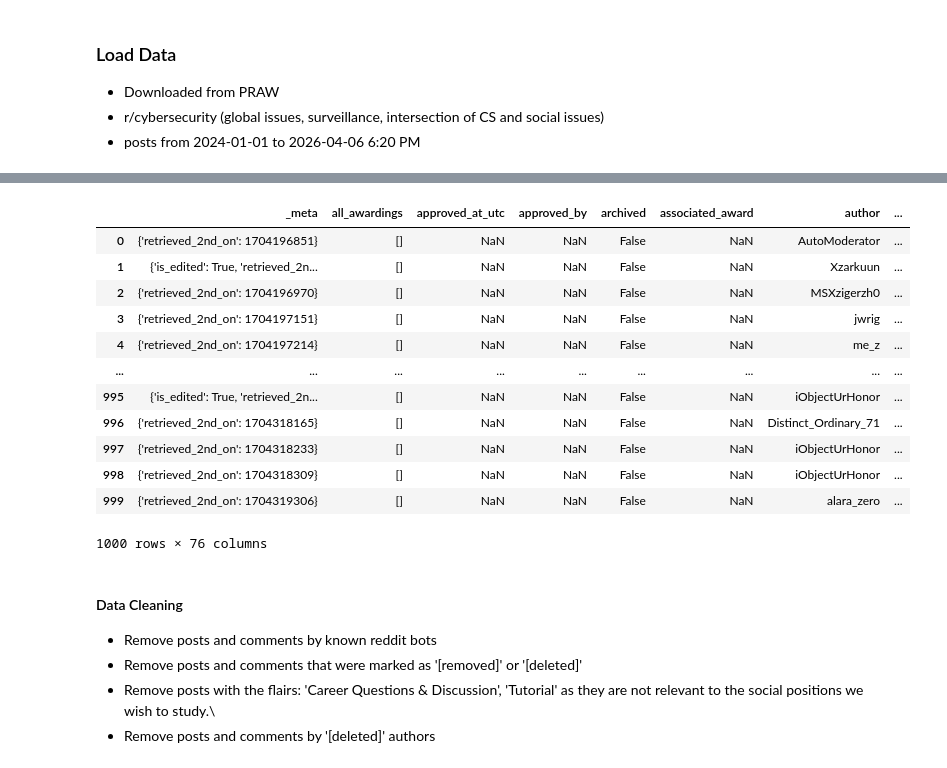
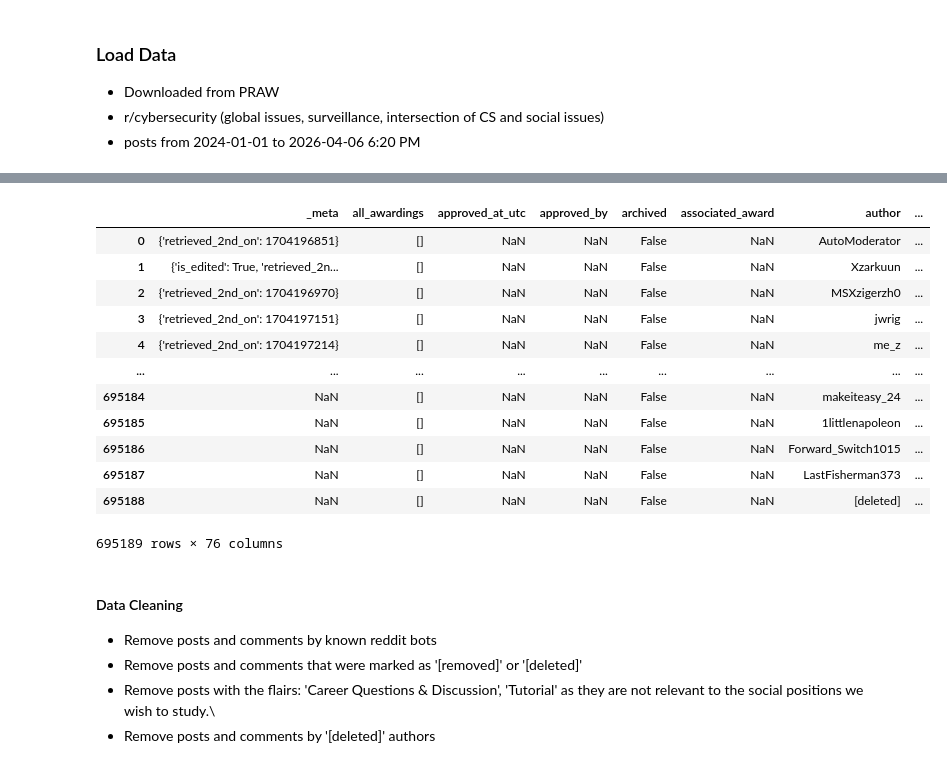
Before and after one commit to Rupository/SecInfo, a Jupyter notebook: AppSetup.ipynb, the cells around one changed output, grey strips where cells are left out. Drawn from its saved outputs; the diff is of its cells as text; code cells hidden in the pictures.

```diff
--- a/AppSetup.ipynb
+++ b/AppSetup.ipynb
@@ -35,20 +42,20 @@ posts_df
 # %%
-comments_df = pd.read_json('r_cybersecurity_comments.jsonl', lines=True)[:1000]
+comments_df = pd.read_json('r_cybersecurity_comments.jsonl', lines=True)
 comments_df
 # %% [output]
 |  | _meta | all_awardings | approved_at_utc | approved_by | archived | associated_award | author | ... |
 | 0 | {'retrieved_2nd_on': 1704196851} | [] | NaN | NaN | False | NaN | AutoModerator | ... |
 | 1 | {'is_edited': True, 'retrieved_2n... | [] | NaN | NaN | False | NaN | Xzarkuun | ... |
 | 2 | {'retrieved_2nd_on': 1704196970} | [] | NaN | NaN | False | NaN | MSXzigerzh0 | ... |
 | 3 | {'retrieved_2nd_on': 1704197151} | [] | NaN | NaN | False | NaN | jwrig | ... |
 | 4 | {'retrieved_2nd_on': 1704197214} | [] | NaN | NaN | False | NaN | me_z | ... |
 | ... | ... | ... | ... | ... | ... | ... | ... | ... |
-| 995 | {'is_edited': True, 'retrieved_2n... | [] | NaN | NaN | False | NaN | iObjectUrHonor | ... |
-| 996 | {'retrieved_2nd_on': 1704318165} | [] | NaN | NaN | False | NaN | Distinct_Ordinary_71 | ... |
-| 997 | {'retrieved_2nd_on': 1704318233} | [] | NaN | NaN | False | NaN | iObjectUrHonor | ... |
-| 998 | {'retrieved_2nd_on': 1704318309} | [] | NaN | NaN | False | NaN | iObjectUrHonor | ... |
-| 999 | {'retrieved_2nd_on': 1704319306} | [] | NaN | NaN | False | NaN | alara_zero | ... |
+| 695184 | NaN | [] | NaN | NaN | False | NaN | makeiteasy_24 | ... |
+| 695185 | NaN | [] | NaN | NaN | False | NaN | 1littlenapoleon | ... |
+| 695186 | NaN | [] | NaN | NaN | False | NaN | Forward_Switch1015 | ... |
+| 695187 | NaN | [] | NaN | NaN | False | NaN | LastFisherman373 | ... |
+| 695188 | NaN | [] | NaN | NaN | False | NaN | [deleted] | ... |
-1000 rows × 76 columns
+695189 rows × 76 columns
 # %% [markdown]
 #### Data Cleaning
 - Remove posts and comments by known reddit bots
```
Also changed, not shown: parts of 13 cells of this notebook, 1 other file.
